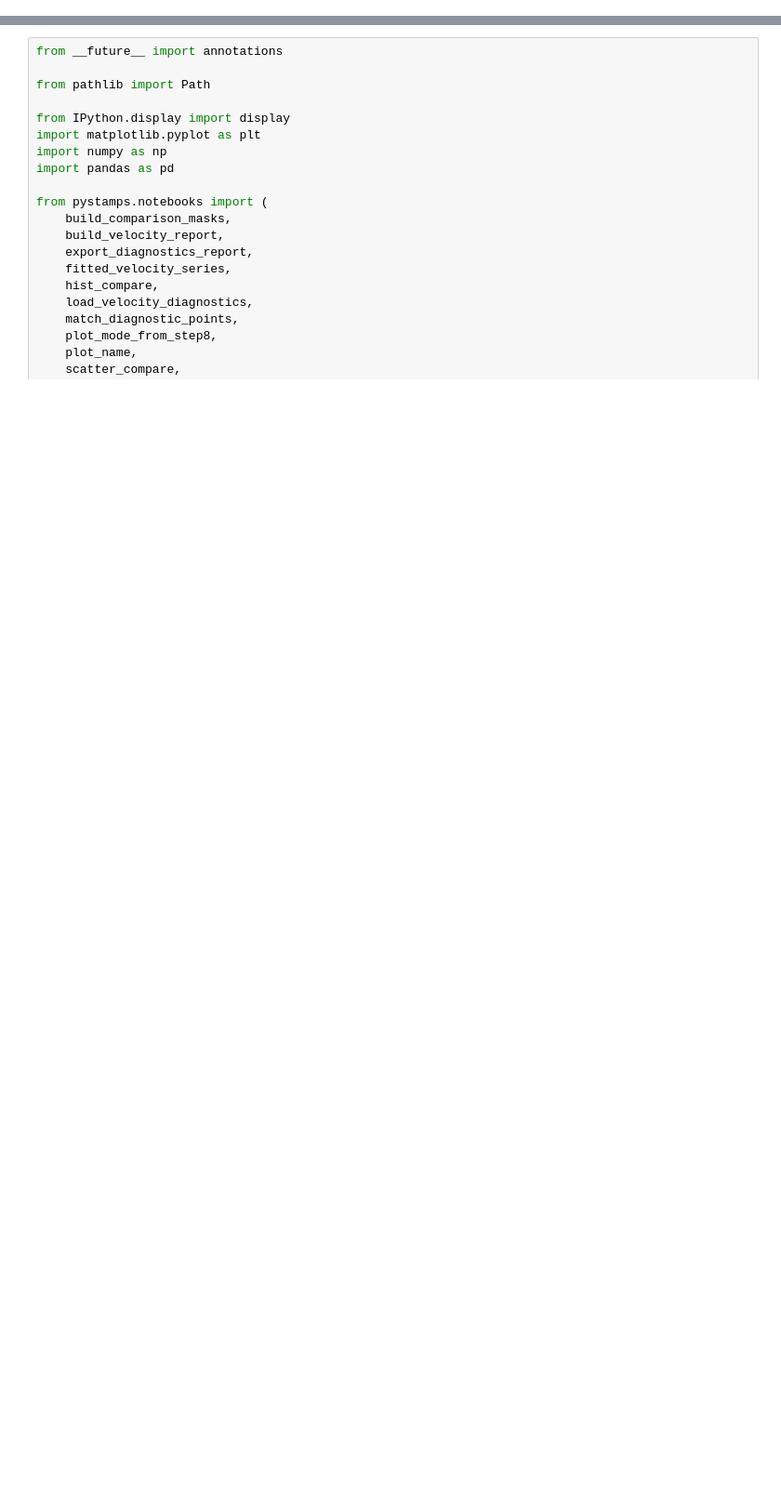
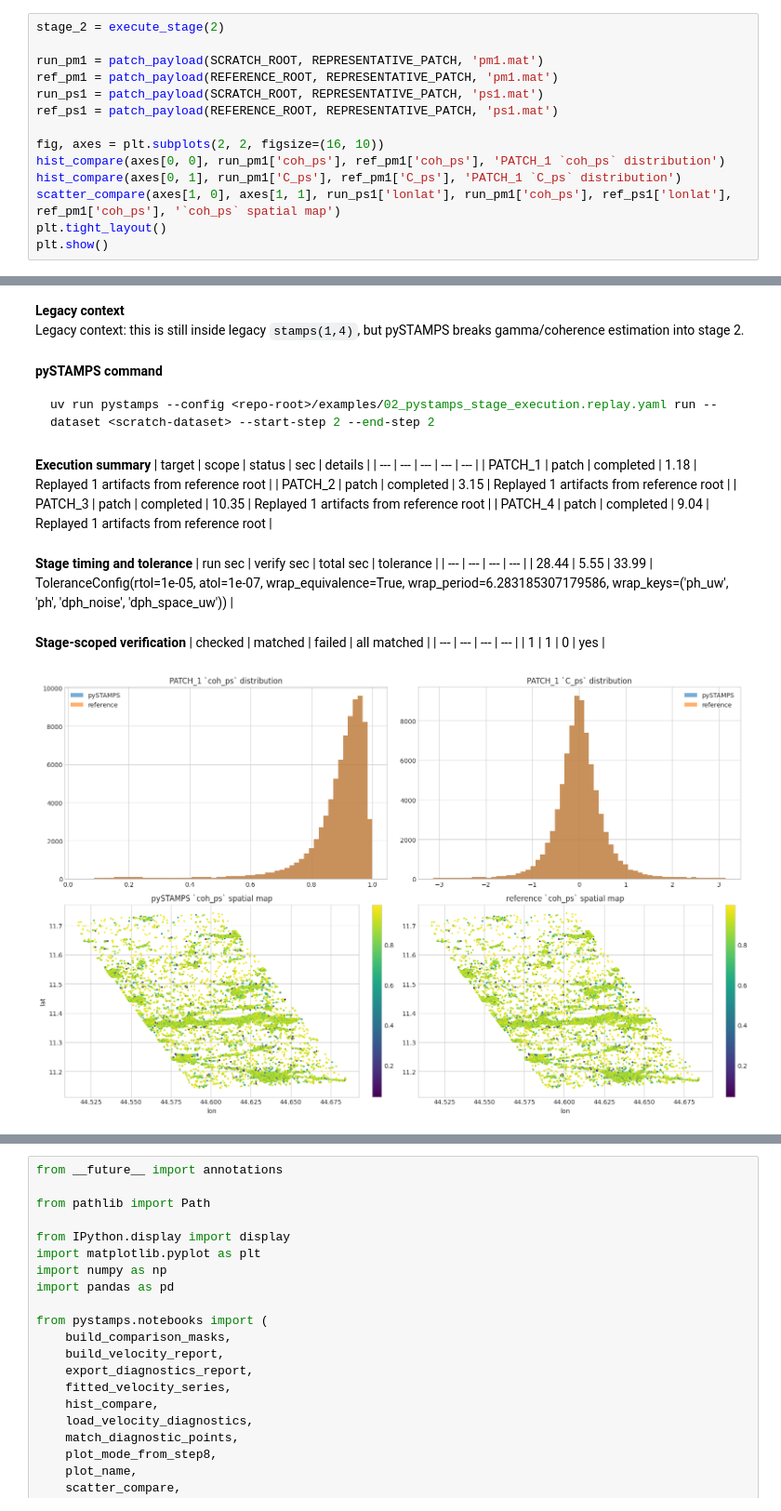
Before and after one commit to sirbastiano/pystamps, a Jupyter notebook: notebooks/02_pystamps_stage_execution.ipynb, the cells around one changed output, grey strips where cells are left out. Shown at 93% size. Saved outputs shown, nothing was run; the diff lists cells and outputs as text; blank space fills up the shorter version.

````diff
--- a/notebooks/02_pystamps_stage_execution.ipynb
+++ b/notebooks/02_pystamps_stage_execution.ipynb
@@ -0,0 +852,15 @@
+# %%
+stage_2 = execute_stage(2)
+
+run_pm1 = patch_payload(SCRATCH_ROOT, REPRESENTATIVE_PATCH, 'pm1.mat')
+ref_pm1 = patch_payload(REFERENCE_ROOT, REPRESENTATIVE_PATCH, 'pm1.mat')
+run_ps1 = patch_payload(SCRATCH_ROOT, REPRESENTATIVE_PATCH, 'ps1.mat')
+ref_ps1 = patch_payload(REFERENCE_ROOT, REPRESENTATIVE_PATCH, 'ps1.mat')
+
+fig, axes = plt.subplots(2, 2, figsize=(16, 10))
+hist_compare(axes[0, 0], run_pm1['coh_ps'], ref_pm1['coh_ps'], 'PATCH_1 `coh_ps` distribution')
+hist_compare(axes[0, 1], run_pm1['C_ps'], ref_pm1['C_ps'], 'PATCH_1 `C_ps` distribution')
+scatter_compare(axes[1, 0], axes[1, 1], run_ps1['lonlat'], run_pm1['coh_ps'], ref_ps1['lonlat'], ref_pm1['coh_ps'], '`coh_ps` spatial map')
+plt.tight_layout()
+plt.show()
+# %% [output]
@@ -0,0 +869,22 @@
+**Legacy context**
+Legacy context: this is still inside legacy `stamps(1,4)`, but pySTAMPS breaks gamma/coherence estimation into stage 2.
+**pySTAMPS command**
+```bash
+uv run pystamps --config <repo-root>/examples/02_pystamps_stage_execution.replay.yaml run --dataset <scratch-dataset> --start-step 2 --end-step 2
+```
+**Execution summary**
+| target | scope | status | sec | details |
+| --- | --- | --- | --- | --- |
+| PATCH_1 | patch | completed | 1.18 | Replayed 1 artifacts from reference root |
+| PATCH_2 | patch | completed | 3.15 | Replayed 1 artifacts from reference root |
+| PATCH_3 | patch | completed | 10.35 | Replayed 1 artifacts from reference root |
+| PATCH_4 | patch | completed | 9.04 | Replayed 1 artifacts from reference root |
+**Stage timing and tolerance**
+| run sec | verify sec | total sec | tolerance |
+| --- | --- | --- | --- |
+| 28.44 | 5.55 | 33.99 | ToleranceConfig(rtol=1e-05, atol=1e-07, wrap_equivalence=True, wrap_period=6.283185307179586, wrap_keys=('ph_uw', 'ph', 'dph_noise', 'dph_space_uw')) |
+**Stage-scoped verification**
+| checked | matched | failed | all matched |
+| --- | --- | --- | --- |
+| 1 | 1 | 0 | yes |
+[figure, added]
````
Also changed, not shown: parts of 31 cells of this notebook.
